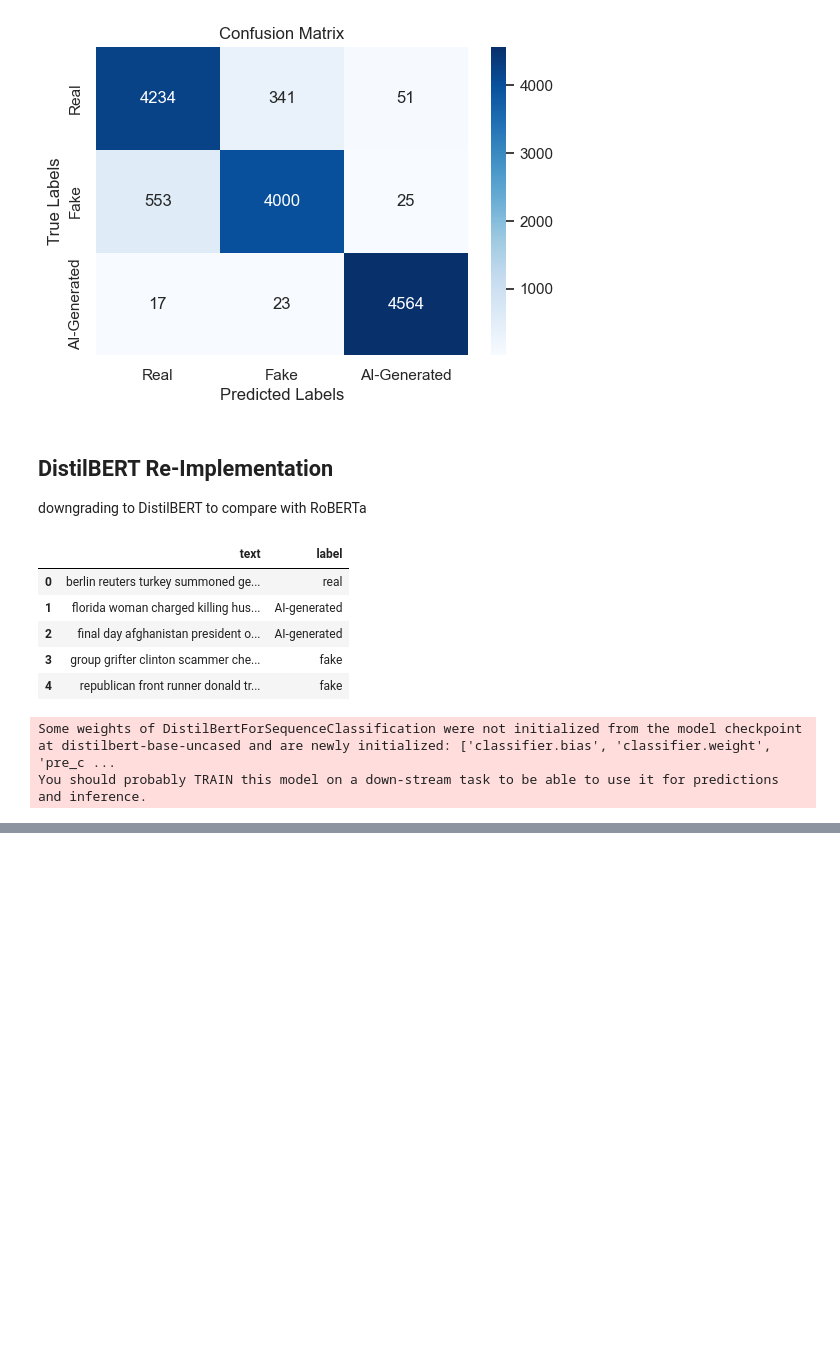
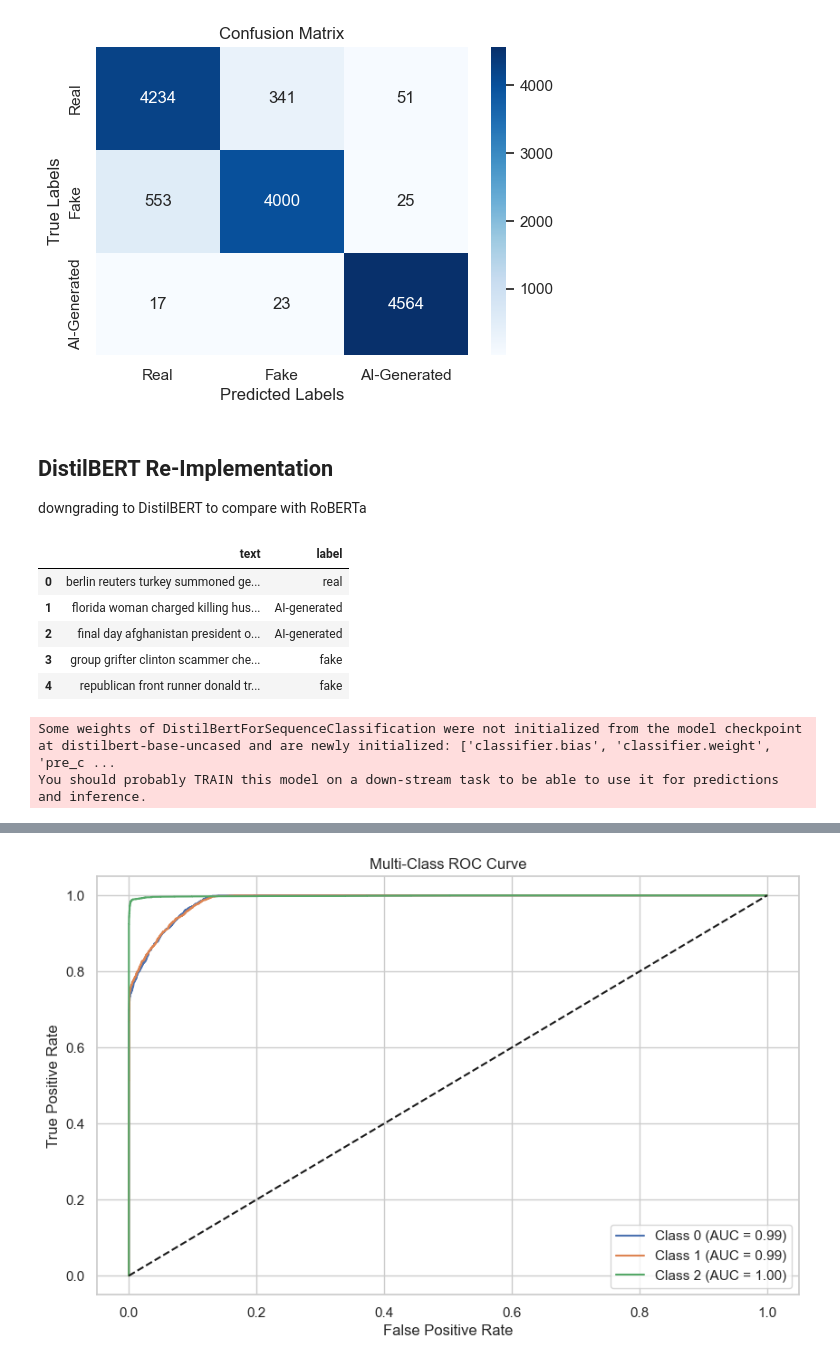
Before and after one commit to yasmine-11/FP-Fake-News-Detection, a Jupyter notebook: Fake-News-Detection.ipynb, the cells around one changed output, grey strips where cells are left out. Drawn from its saved outputs; the diff is of its cells as text; code cells hidden in the pictures; blank space fills up the shorter version.

```diff
--- a/Fake-News-Detection.ipynb
+++ b/Fake-News-Detection.ipynb
@@ -2382,0 +2219,35 @@ plt.show()
+# %%
+import numpy as np
+from sklearn.metrics import roc_curve, auc
+from scipy.special import softmax
+
+# Extract logits from predictions
+logits = distilbert_predictions.predictions
+
+# Convert logits to probabilities using softmax
+probabilities = softmax(logits, axis=-1)
+# %%
+from sklearn.preprocessing import label_binarize
+
+# Assuming `distilbert_true_labels` contains integer class labels
+num_classes = len(np.unique(distilbert_true_labels))
+true_labels_one_hot = label_binarize(distilbert_true_labels, classes=np.arange(num_classes))
+# %%
+# Plot ROC for each class
+plt.figure(figsize=(10, 6))
+for i in range(num_classes):
+    # Compute False Positive Rate (FPR), True Positive Rate (TPR), and thresholds
+    fpr, tpr, _ = roc_curve(true_labels_one_hot[:, i], probabilities[:, i])
+    # Compute AUC for the current class
+    roc_auc = auc(fpr, tpr)
+    # Plot the ROC curve for the current class with its AUC value in the legend
+    plt.plot(fpr, tpr, label=f"Class {i} (AUC = {roc_auc:.2f})")
+
+plt.plot([0, 1], [0, 1], "k--")  # Diagonal line for random guessing
+plt.title("Multi-Class ROC Curve")
+plt.xlabel("False Positive Rate")
+plt.ylabel("True Positive Rate")
+plt.legend()
+plt.show()
+# %% [output]
+[figure, added]
```
Also changed, not shown: parts of 42 cells of this notebook.
